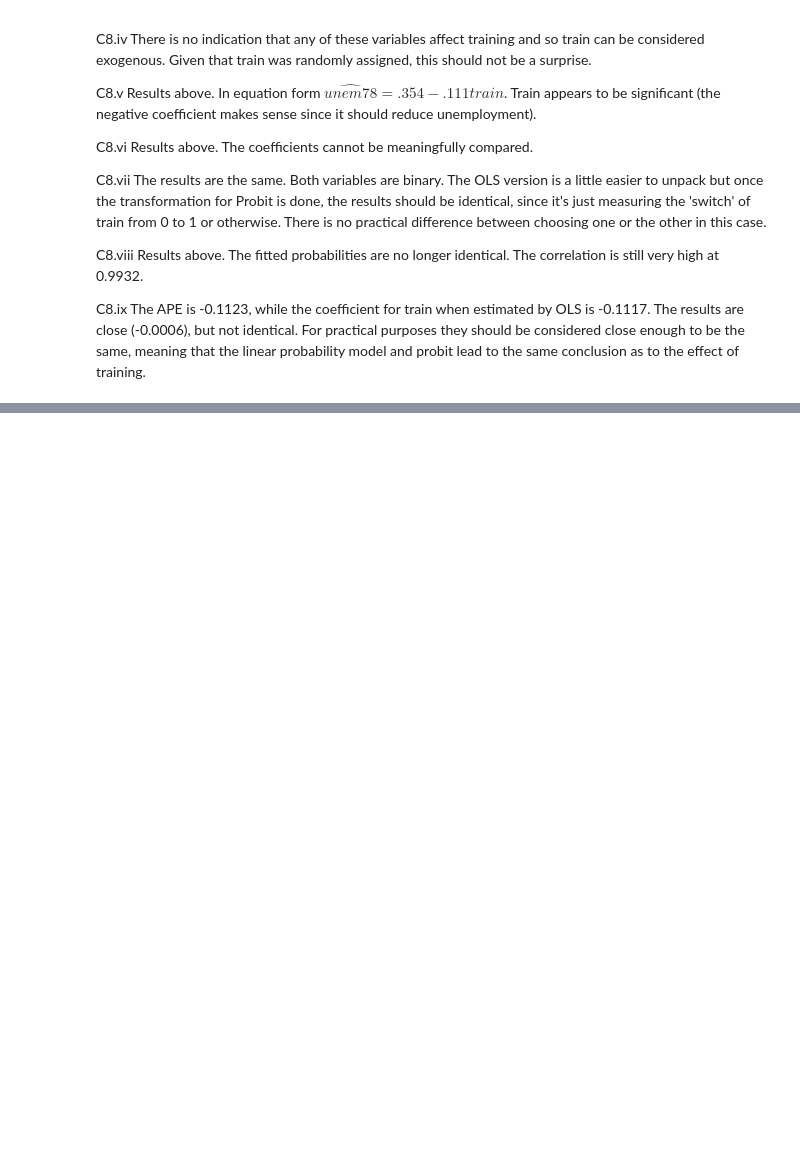
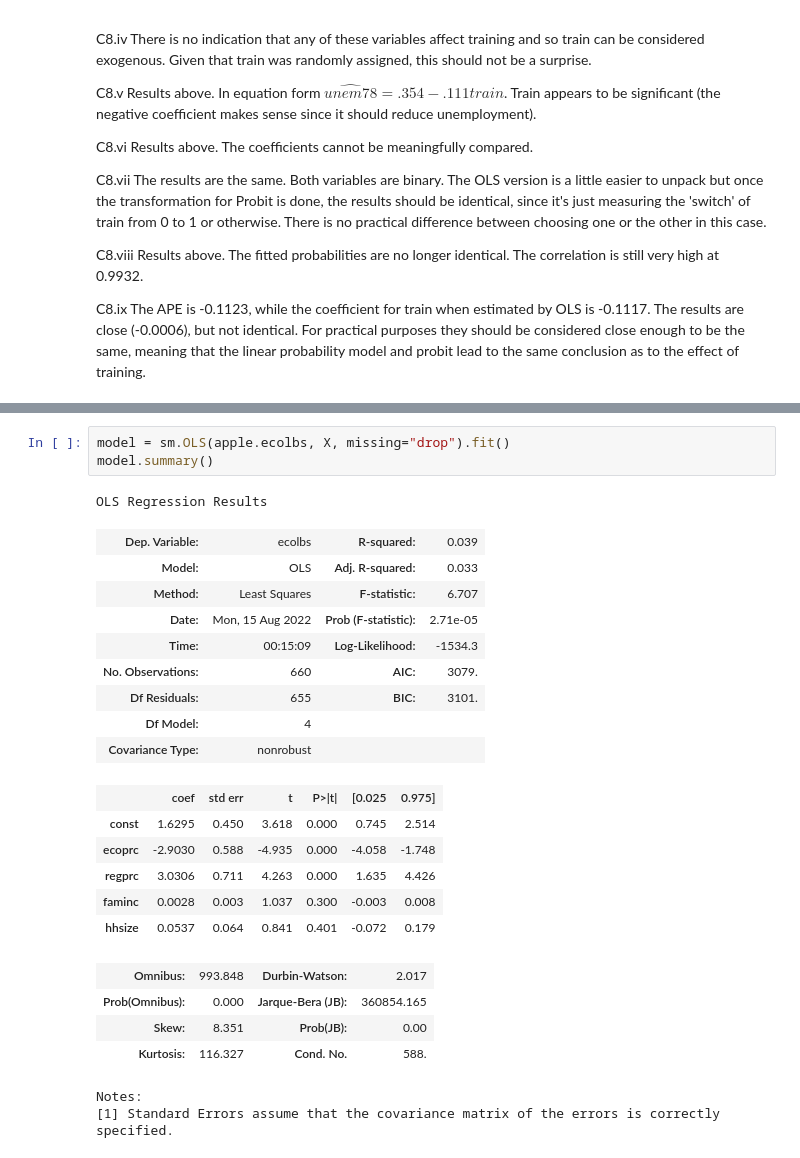
Before and after one commit to systemchalk/wooldridge_workbook, a Jupyter notebook: ch17.ipynb, the cells around one changed output, grey strips where cells are left out. Drawn from its saved outputs; the diff is of its cells as text; blank space fills up the shorter version.

```diff
--- a/ch17.ipynb
+++ b/ch17.ipynb
@@ -1115,0 +1144,26 @@ C8.ix The APE is -0.1123, while the coefficient for train when estimated by OLS
+# %%
+model = sm.OLS(apple.ecolbs, X, missing="drop").fit()
+model.summary()
+# %% [output]
+OLS Regression Results
+| Dep. Variable: | ecolbs | R-squared: | 0.039 |
+| Model: | OLS | Adj. R-squared: | 0.033 |
+| Method: | Least Squares | F-statistic: | 6.707 |
+| Date: | Mon, 15 Aug 2022 | Prob (F-statistic): | 2.71e-05 |
+| Time: | 00:15:09 | Log-Likelihood: | -1534.3 |
+| No. Observations: | 660 | AIC: | 3079. |
+| Df Residuals: | 655 | BIC: | 3101. |
+| Df Model: | 4 |  |  |
+| Covariance Type: | nonrobust |  |  |
+|  | coef | std err | t | P>|t| | [0.025 | 0.975] |
+| const | 1.6295 | 0.450 | 3.618 | 0.000 | 0.745 | 2.514 |
+| ecoprc | -2.9030 | 0.588 | -4.935 | 0.000 | -4.058 | -1.748 |
+| regprc | 3.0306 | 0.711 | 4.263 | 0.000 | 1.635 | 4.426 |
+| faminc | 0.0028 | 0.003 | 1.037 | 0.300 | -0.003 | 0.008 |
+| hhsize | 0.0537 | 0.064 | 0.841 | 0.401 | -0.072 | 0.179 |
+| Omnibus: | 993.848 | Durbin-Watson: | 2.017 |
+| Prob(Omnibus): | 0.000 | Jarque-Bera (JB): | 360854.165 |
+| Skew: | 8.351 | Prob(JB): | 0.00 |
+| Kurtosis: | 116.327 | Cond. No. | 588. |
+Notes:
+[1] Standard Errors assume that the covariance matrix of the errors is correctly specified.
```
Also changed, not shown: parts of 30 cells of this notebook.
